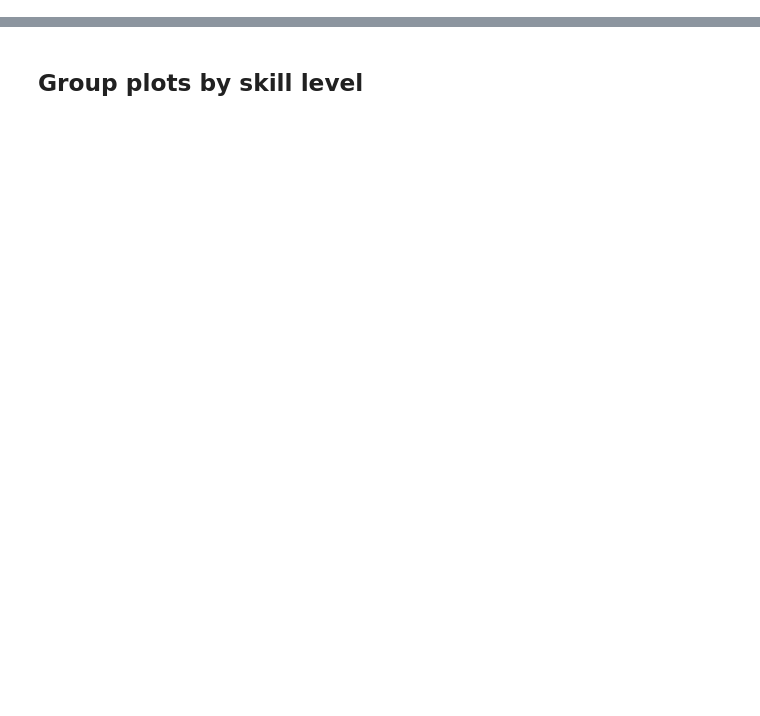
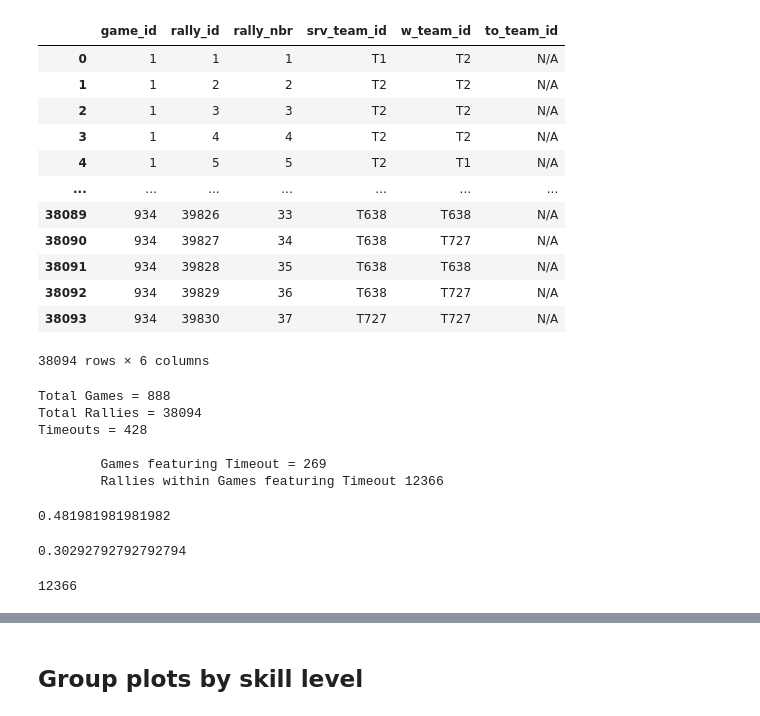
Before and after one commit to conner-mcnicholas/Pickleball_Timeout_Analysis, a Jupyter notebook: src/timeout_analysis.ipynb, the cells around one changed output, grey strips where cells are left out. Drawn from its saved outputs; the diff is of its cells as text; code cells hidden in the pictures; blank space fills up the shorter version.

```diff
--- a/src/timeout_analysis.ipynb
+++ b/src/timeout_analysis.ipynb
@@ -73,3 +73,41 @@ rally=pullrally()
 rally['game_id'] = [int(x[1:]) for x in rally.game_id]
 rally['rally_id'] = [int(x[1:]) for x in rally.rally_id]
 rally = rally.sort_values(['game_id', 'rally_id', 'rally_nbr']).reset_index(drop=True)
+# %%
+rally
+# %% [output]
+|  | game_id | rally_id | rally_nbr | srv_team_id | w_team_id | to_team_id |
+| 0 | 1 | 1 | 1 | T1 | T2 | N/A |
+| 1 | 1 | 2 | 2 | T2 | T2 | N/A |
+| 2 | 1 | 3 | 3 | T2 | T2 | N/A |
+| 3 | 1 | 4 | 4 | T2 | T2 | N/A |
+| 4 | 1 | 5 | 5 | T2 | T1 | N/A |
+| ... | ... | ... | ... | ... | ... | ... |
+| 38089 | 934 | 39826 | 33 | T638 | T638 | N/A |
+| 38090 | 934 | 39827 | 34 | T638 | T727 | N/A |
+| 38091 | 934 | 39828 | 35 | T638 | T638 | N/A |
+| 38092 | 934 | 39829 | 36 | T638 | T727 | N/A |
+| 38093 | 934 | 39830 | 37 | T727 | T727 | N/A |
+38094 rows × 6 columns
+# %%
+print(f"Total Games = {len(game)}")
+print(f"Total Rallies = {len(rally)}")
+print(f"Timeouts = {len(rally[rally.to_team_id != 'N/A'])}")
+print(f"\n\tGames featuring Timeout = {len(rally[rally.to_team_id != 'N/A'].game_id.unique())}")
+print(f"\tRallies within Games featuring Timeout {len(rally[rally.game_id.isin(to_games)])}")
+# %% [output]
+Total Games = 888
+Total Rallies = 38094
+Timeouts = 428
+
+        Games featuring Timeout = 269
+        Rallies within Games featuring Timeout 12366
+# %%
+428/269
+428/888
+# %% [output]
+0.481981981981982
+# %%
+269/888
+# %% [output]
+0.30292792792792794
@@ -76,3 +116,7 @@ rally = rally.sort_values(['game_id', 'rally_id', 'rally_nbr']).reset_index(drop
+# %%
+len(rally[rally.game_id.isin(to_games)])
+# %% [output]
+12366
 # %%
 game=pullgame()
 game['game_id'] = [int(x[1:]) for x in game.game_id]
```
Also changed, not shown: parts of 49 cells of this notebook, 3 other files.
